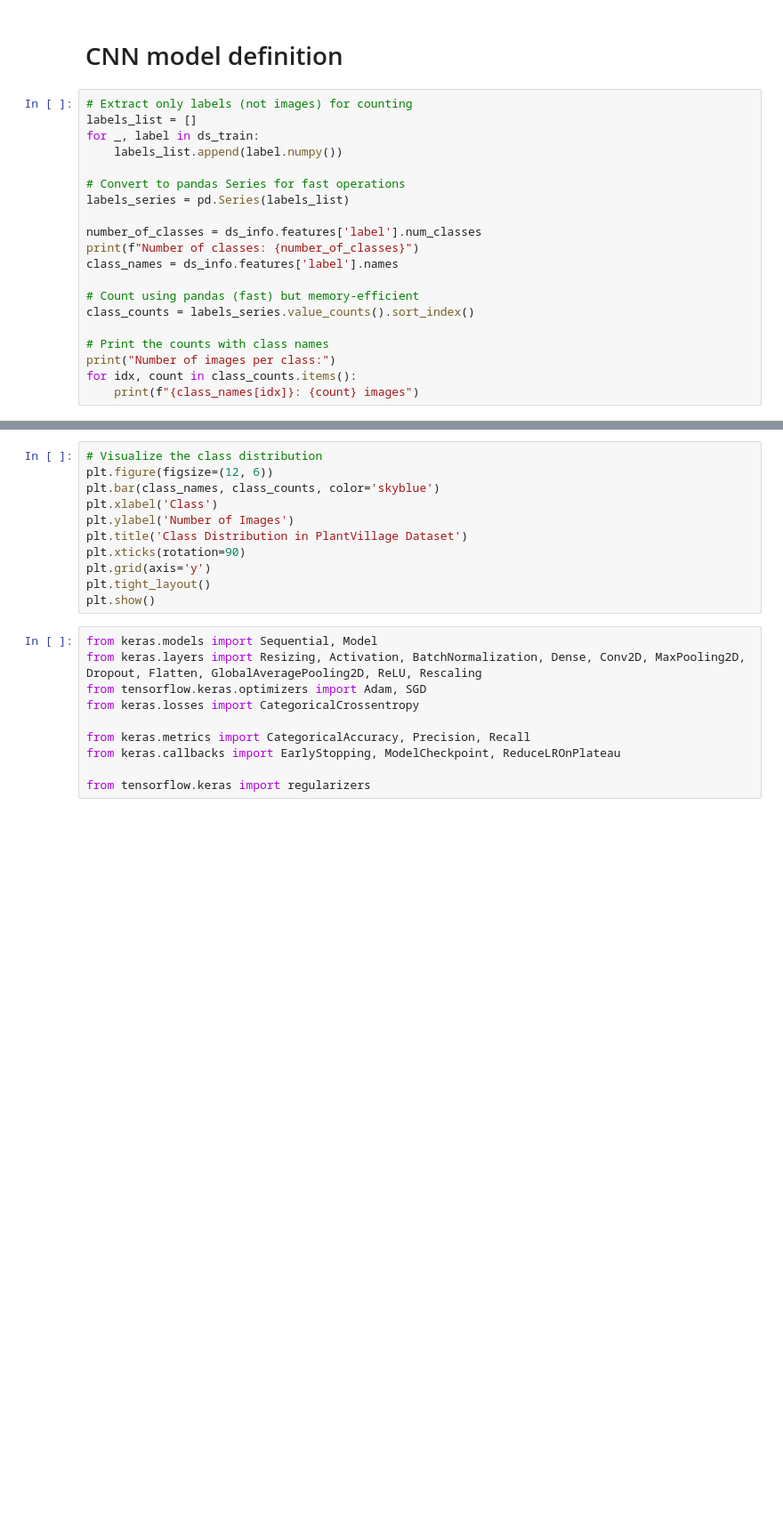
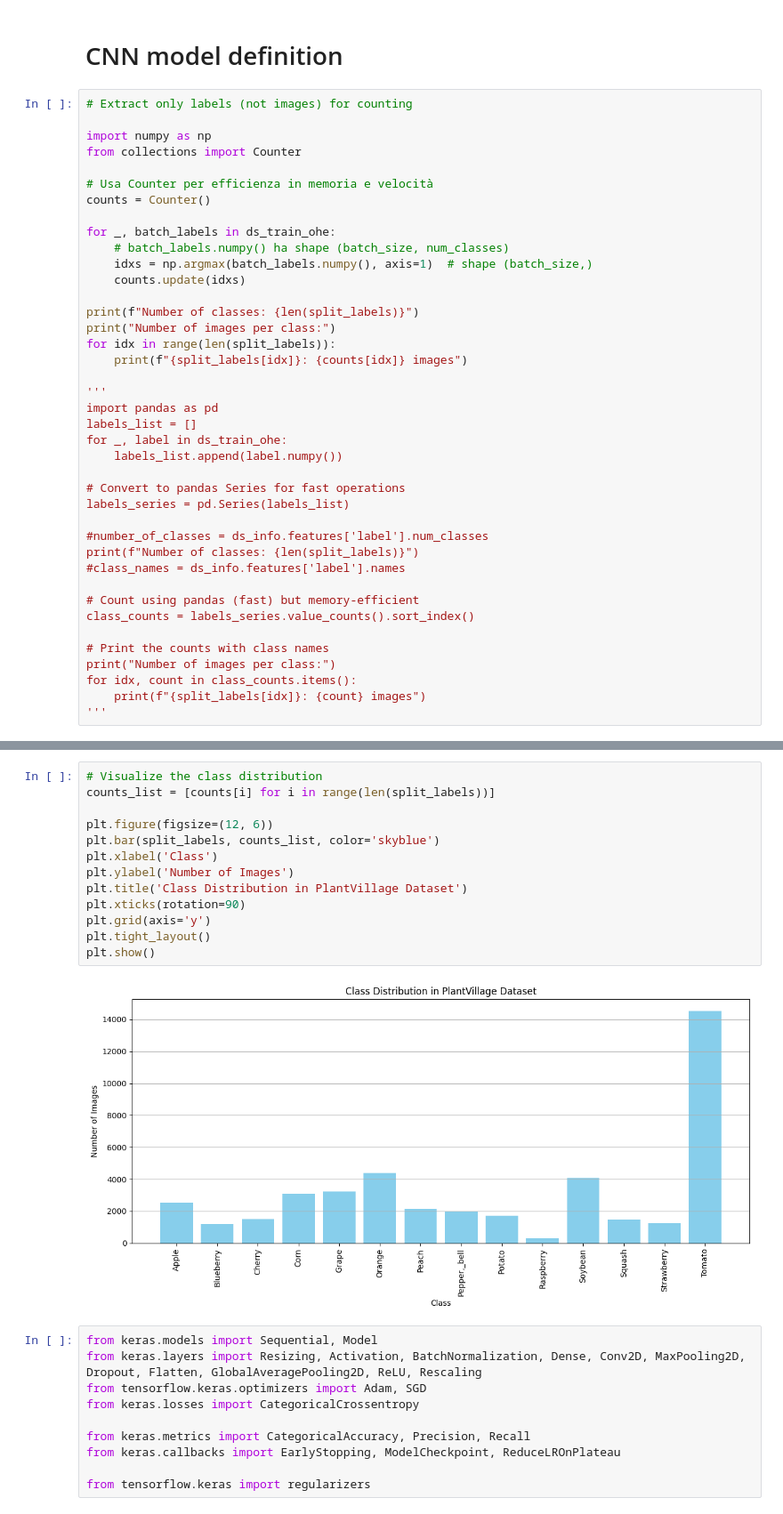
Before and after one commit to Mmc-001/progetto-daml, a Jupyter notebook: proj_original-dataset_local_colab.ipynb, the cells around one changed output, grey strips where cells are left out. Shown at 89% size. Cells and saved outputs as stored; diff of their text form; blank space fills up the shorter version.

Commit message:
Print num of images per family

```diff
--- a/proj_original-dataset_local_colab.ipynb
+++ b/proj_original-dataset_local_colab.ipynb
@@ -336,16 +335,35 @@ display_samples_with_labels_ohe(ds_train_ohe, num_samples=5)
 # CNN model definition
 # %%
 # Extract only labels (not images) for counting
+
+import numpy as np
+from collections import Counter
+
+# Usa Counter per efficienza in memoria e velocità
+counts = Counter()
+
+for _, batch_labels in ds_train_ohe:
+    # batch_labels.numpy() ha shape (batch_size, num_classes)
+    idxs = np.argmax(batch_labels.numpy(), axis=1)  # shape (batch_size,)
+    counts.update(idxs)
+
+print(f"Number of classes: {len(split_labels)}")
+print("Number of images per class:")
+for idx in range(len(split_labels)):
+    print(f"{split_labels[idx]}: {counts[idx]} images")
+
+'''
+import pandas as pd
 labels_list = []
-for _, label in ds_train:
+for _, label in ds_train_ohe:
     labels_list.append(label.numpy())
 
 # Convert to pandas Series for fast operations
 labels_series = pd.Series(labels_list)
 
-number_of_classes = ds_info.features['label'].num_classes
-print(f"Number of classes: {number_of_classes}")
-class_names = ds_info.features['label'].names
+#number_of_classes = ds_info.features['label'].num_classes
+print(f"Number of classes: {len(split_labels)}")
+#class_names = ds_info.features['label'].names
 
 # Count using pandas (fast) but memory-efficient
 class_counts = labels_series.value_counts().sort_index()
@@ -353,4 +371,5 @@ class_counts = labels_series.value_counts().sort_index()
 # Print the counts with class names
 print("Number of images per class:")
 for idx, count in class_counts.items():
-    print(f"{class_names[idx]}: {count} images")
+    print(f"{split_labels[idx]}: {count} images")
+'''
@@ -357,14 +394,18 @@ for idx, count in class_counts.items():
 # %%
 # Visualize the class distribution
+counts_list = [counts[i] for i in range(len(split_labels))]
+
 plt.figure(figsize=(12, 6))
-plt.bar(class_names, class_counts, color='skyblue')
+plt.bar(split_labels, counts_list, color='skyblue')
 plt.xlabel('Class')
 plt.ylabel('Number of Images')
 plt.title('Class Distribution in PlantVillage Dataset')
 plt.xticks(rotation=90)
 plt.grid(axis='y')
 plt.tight_layout()
 plt.show()
+# %% [output]
+[figure, added]
 # %%
 from keras.models import Sequential, Model
 from keras.layers import Resizing, Activation, BatchNormalization, Dense, Conv2D, MaxPooling2D, Dropout, Flatten, GlobalAveragePooling2D, ReLU, Rescaling
```
Also changed, not shown: parts of 2 cells of this notebook.
